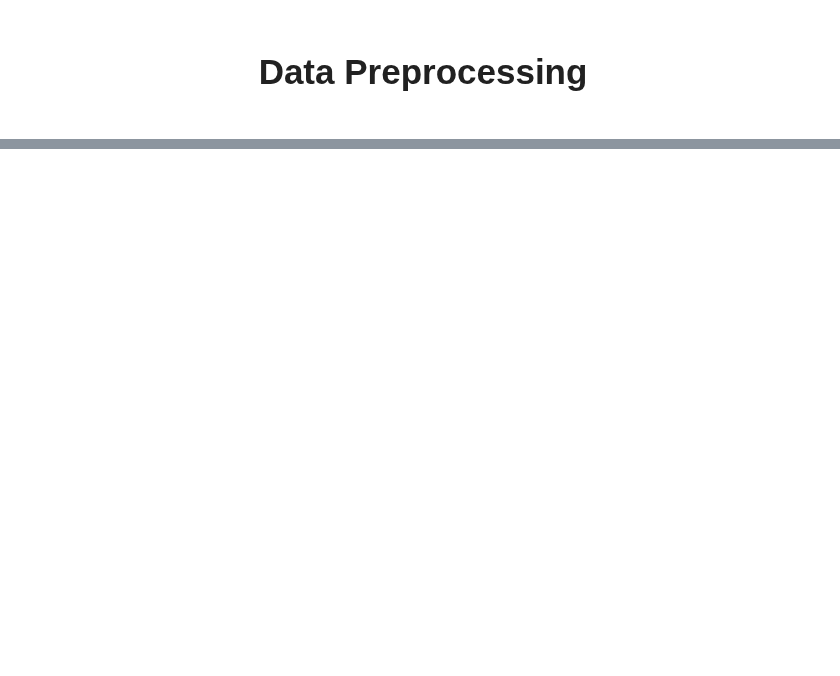
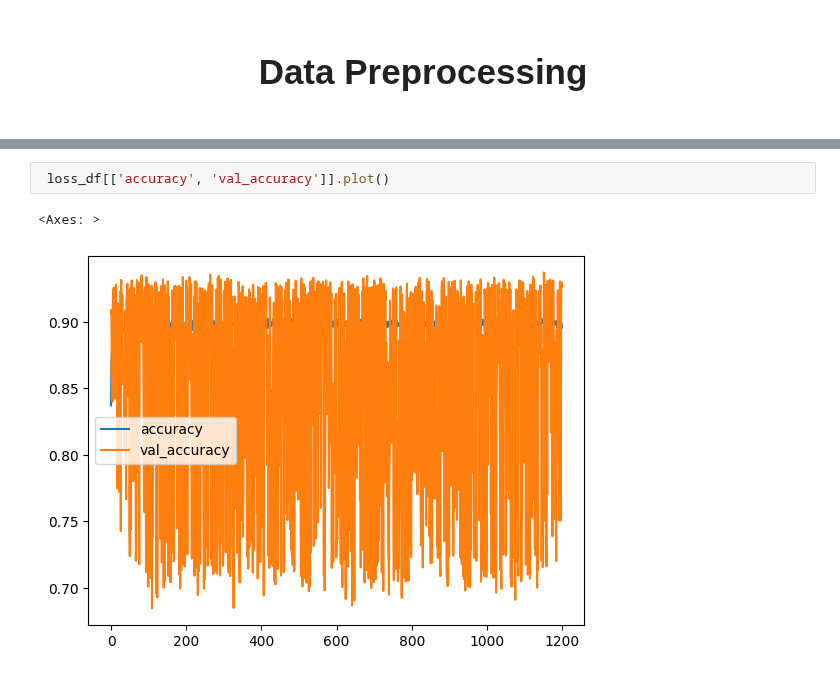
Before and after one commit to Mortti11/Deep_Learning, a Jupyter notebook: classification/classification_ann.ipynb, the cells around one changed output, grey strips where cells are left out. Drawn from its saved outputs; the diff is of its cells as text; blank space fills up the shorter version.

```diff
--- a/classification/classification_ann.ipynb
+++ b/classification/classification_ann.ipynb
@@ -305,0 +647,5 @@ star_df = df[df['Star'] == 1]       # Minority class
+# %%
+ loss_df[['accuracy', 'val_accuracy']].plot()
+# %% [output]
+<Axes: >
+[figure, added]
```
Also changed, not shown: parts of 23 cells of this notebook, 8 other files.
